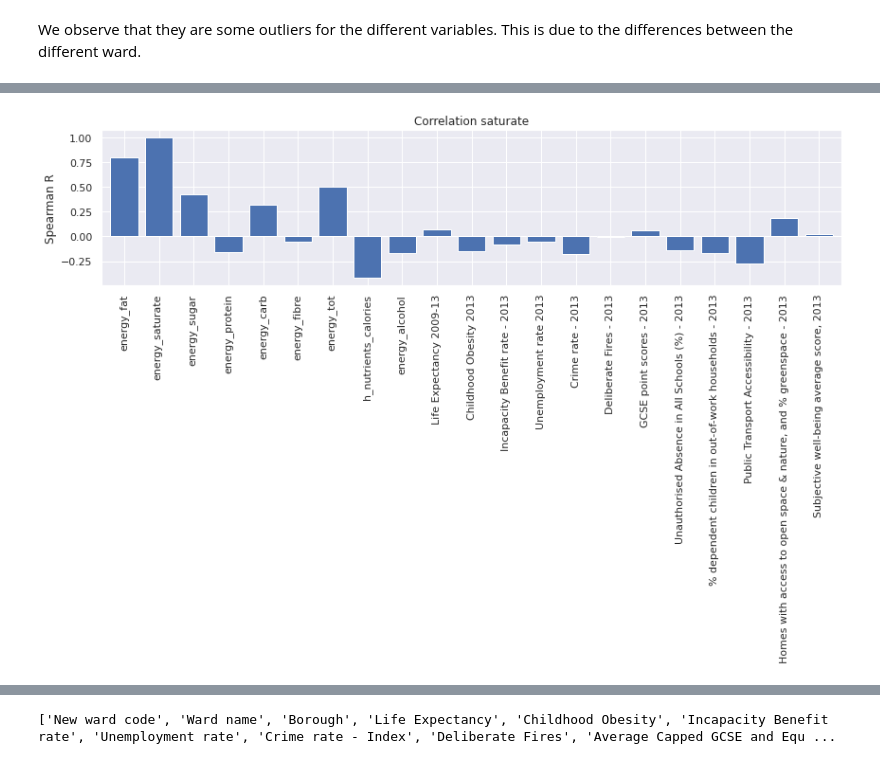
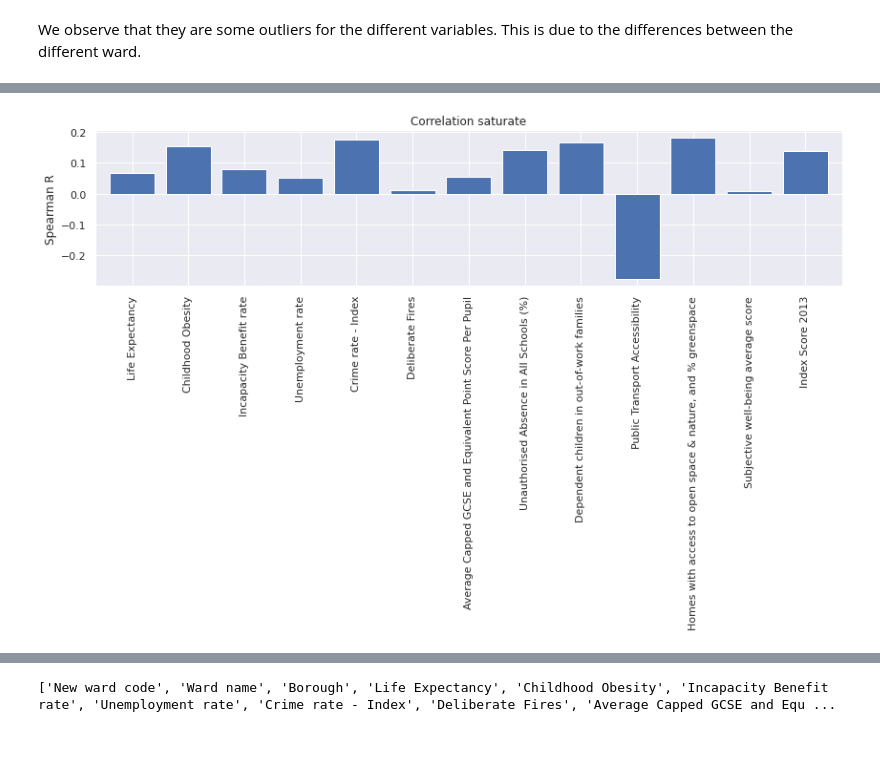
Before and after one commit to epfl-ada/ada-2020-project-milestone-p3-p3_caxaga, a Jupyter notebook: main.ipynb, the cells around one changed output, grey strips where cells are left out. Cells and saved outputs as stored; diff of their text form; code cells hidden in the pictures.

```diff
--- a/main.ipynb
+++ b/main.ipynb
@@ -206,7 +206,7 @@ len(set(wellbeing_data["New ward code"].values)
 387
 # %%
 wellbeing_grocery = pd.merge(
-    left=year_grocery, right=wellbeing_data, left_on='area_id', right_on="New ward code")
+    left=year_grocery, right=wellbeing_scores, left_on='area_id', right_on="New ward code")
 wellbeing_grocery = wellbeing_grocery.drop("New ward code", axis=1)
 display(wellbeing_grocery)
 # %% [output]
@@ -375,10 +420,10 @@ plt.show()
 # %%
 plt.figure(figsize=(14, 3))
-correlation["energy_saturate"].plot.bar(x=None, y=None, width=0.8, legend=None)
+correlation["energy_saturate"][columns_scores].plot.bar(x=None, y=None, width=0.8, legend=None)
 plt.ylabel("Spearman R")
 plt.title("Correlation saturate")
 plt.show()
 # %% [output]
-[figure, old version]
+[figure, new version]
 # %%
 plt.figure(figsize=(14, 3))
```
Also changed, not shown: parts of 21 cells of this notebook.
